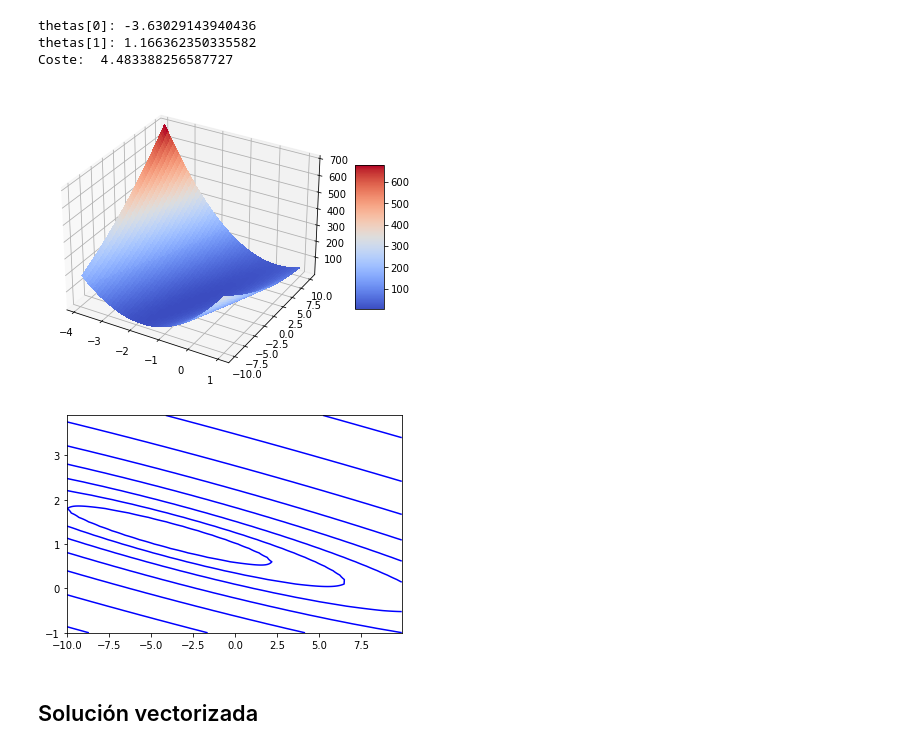
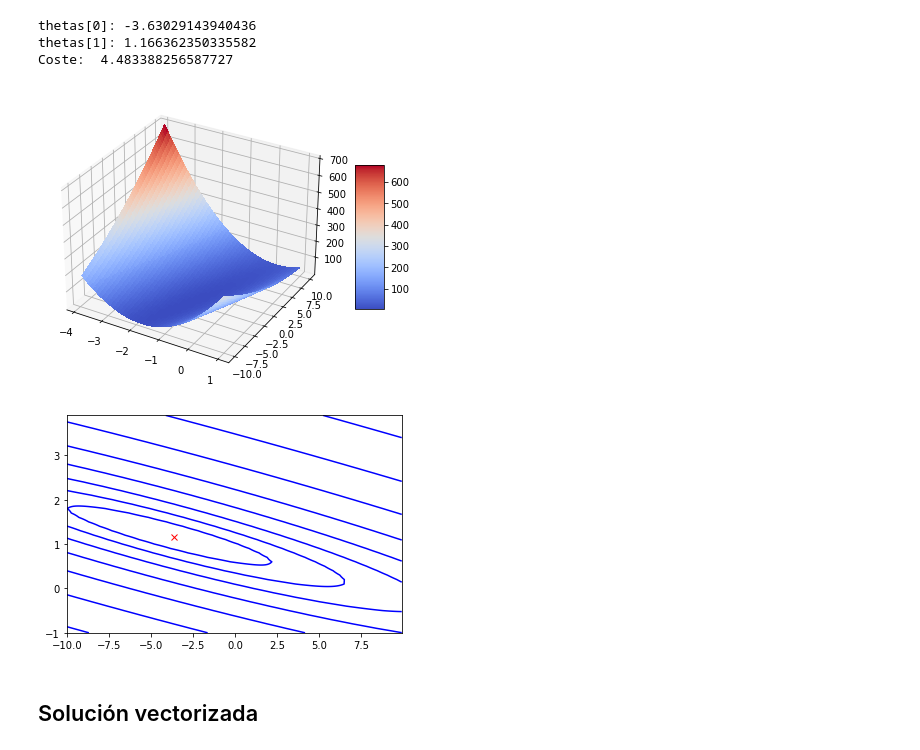
Before and after one commit to javigom/MachineLearning-BigData, a Jupyter notebook: Práctica 1 - Regresión lineal/Práctica1.ipynb, the cells around one changed output. Saved outputs shown, nothing was run; the diff lists cells and outputs as text; code cells hidden in the pictures.

```diff
--- a/Práctica 1 - Regresión lineal/Práctica1.ipynb
+++ b/Práctica 1 - Regresión lineal/Práctica1.ipynb
@@ -103,8 +98,9 @@ def dibuja_coste(Theta0, Theta1, Coste):
     plt.show()
 # %%
 # Dibuja la función de coste con una gráfica de contorno
-def dibuja_contorno(X, Y, Coste):
+def dibuja_contorno(Theta0, Theta1, Coste, thetas):
     plt.contour(Theta0, Theta1, Coste, np.logspace(-2, 3, 20), colors='blue')
+    plt.plot(thetas[0],thetas[1],'x', color = 'red')
 # %% [markdown]
 ### Observando resultados
 # %%
@@ -137,11 +133,11 @@ Coste:  4.483388256587727
 # %%
 # Dibujamos la función de coste con un gráfico 3D y otro de rejilla
 Theta0, Theta1, Coste = make_data(X, Y)
 
 dibuja_coste(Theta0, Theta1, Coste)
-dibuja_contorno(Theta0, Theta1, Coste)
+dibuja_contorno(Theta0, Theta1, Coste, thetas)
 # %% [output]
 [figure]
-[figure, old version]
+[figure, new version]
 # %% [markdown]
 ## Solución vectorizada
```
Also changed, not shown: parts of 14 cells of this notebook.
